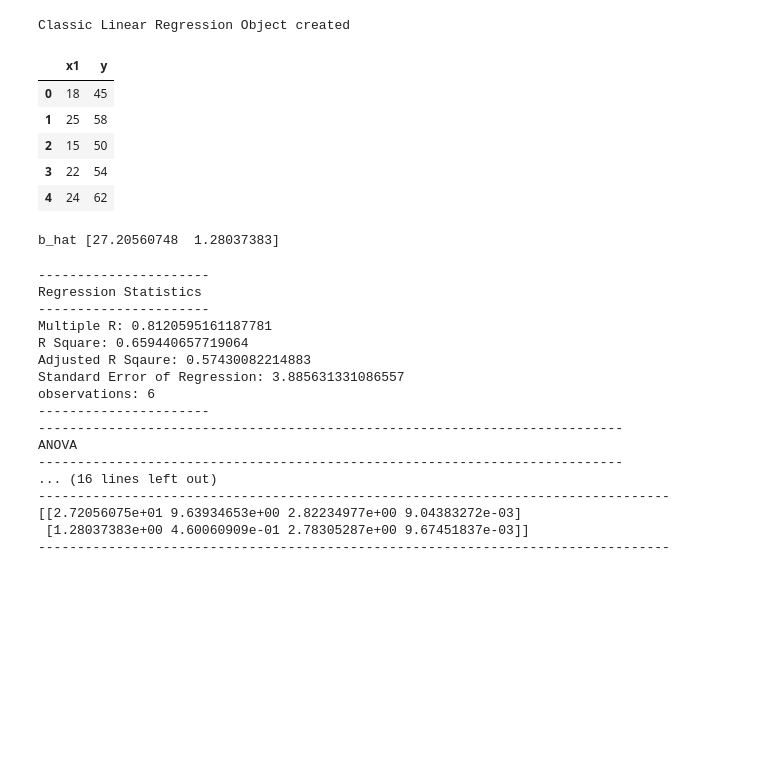
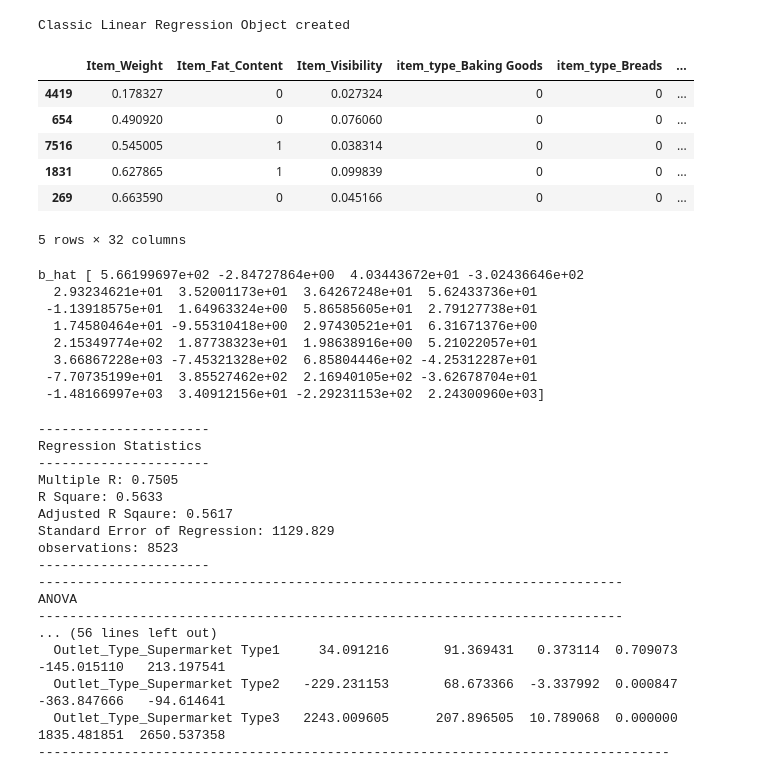
Before and after one commit to hari304/Data-Science-Projects, a Jupyter notebook: BigMart/BigMart Sales.ipynb, the cells around one changed output. Saved outputs shown, nothing was run; the diff lists cells and outputs as text; code cells hidden in the pictures; blank space fills up the shorter version.

```diff
--- a/BigMart/BigMart Sales.ipynb
+++ b/BigMart/BigMart Sales.ipynb
@@ -399,20 +439,30 @@ linReg = ClassicLinearRegression()
 Classic Linear Regression Object created
 # %%
 #dataset = pd.read_csv('car_sales.csv')
-data = {'x1':[18,25,15,22,24,20],'y':[45,58,50,54,62,53]}
-dataset = pd.DataFrame.from_dict(data)
-dataset.head()
+#data = {'x1':[18,25,15,22,24,20],'y':[45,58,50,54,62,53]}
+#dataset = pd.DataFrame.from_dict(data)
+test_size = 0.2
+train_ds,test_ds = train_test_split(dataset,test_size =test_size)
+train_ds.head()
 # %% [output]
-|  | x1 | y |
-| 0 | 18 | 45 |
-| 1 | 25 | 58 |
-| 2 | 15 | 50 |
-| 3 | 22 | 54 |
-| 4 | 24 | 62 |
+|  | Item_Weight | Item_Fat_Content | Item_Visibility | item_type_Baking Goods | item_type_Breads | ... |
+| 4419 | 0.178327 | 0 | 0.027324 | 0 | 0 | ... |
+| 654 | 0.490920 | 0 | 0.076060 | 0 | 0 | ... |
+| 7516 | 0.545005 | 1 | 0.038314 | 0 | 0 | ... |
+| 1831 | 0.627865 | 1 | 0.099839 | 0 | 0 | ... |
+| 269 | 0.663590 | 0 | 0.045166 | 0 | 0 | ... |
+5 rows × 32 columns
 # %%
 test_size = 0.0
 train_ds,test_ds = train_test_split(dataset,test_size =test_size)
 b_hat = linReg.fit(train_ds)
 print('b_hat',b_hat)
 # %% [output]
-b_hat [27.20560748  1.28037383]
+b_hat [ 5.66199697e+02 -2.84727864e+00  4.03443672e+01 -3.02436646e+02
+  2.93234621e+01  3.52001173e+01  3.64267248e+01  5.62433736e+01
+ -1.13918575e+01  1.64963324e+00  5.86585605e+01  2.79127738e+01
+  1.74580464e+01 -9.55310418e+00  2.97430521e+01  6.31671376e+00
+  2.15349774e+02  1.87738323e+01  1.98638916e+00  5.21022057e+01
+  3.66867228e+03 -7.45321328e+02  6.85804446e+02 -4.25312287e+01
+ -7.70735199e+01  3.85527462e+02  2.16940105e+02 -3.62678704e+01
+ -1.48166997e+03  3.40912156e+01 -2.29231153e+02  2.24300960e+03]
@@ -426,17 +472,17 @@ linReg.regressionOutput(train_ds,b_hat)
 ----------------------
 Regression Statistics
 ----------------------
-Multiple R: 0.8120595161187781
-R Square: 0.659440657719064
-Adjusted R Sqaure: 0.57430082214883
-Standard Error of Regression: 3.885631331086557
-observations: 6
+Multiple R: 0.7505
+R Square: 0.5633
+Adjusted R Sqaure: 0.5617
+Standard Error of Regression: 1129.829
+observations: 8523
 ----------------------
 ---------------------------------------------------------------------------
 ANOVA
 ---------------------------------------------------------------------------
-... (16 lines left out)
+... (56 lines left out)
+  Outlet_Type_Supermarket Type1     34.091216       91.369431   0.373114  0.709073  -145.015110   213.197541
+  Outlet_Type_Supermarket Type2   -229.231153       68.673366  -3.337992  0.000847  -363.847666   -94.614641
+  Outlet_Type_Supermarket Type3   2243.009605      207.896505  10.789068  0.000000  1835.481851  2650.537358
 ---------------------------------------------------------------------------------
-[[2.72056075e+01 9.63934653e+00 2.82234977e+00 9.04383272e-03]
- [1.28037383e+00 4.60060909e-01 2.78305287e+00 9.67451837e-03]]
----------------------------------------------------------------------------------
```
Also changed, not shown: parts of 12 cells of this notebook, 1 other file.
